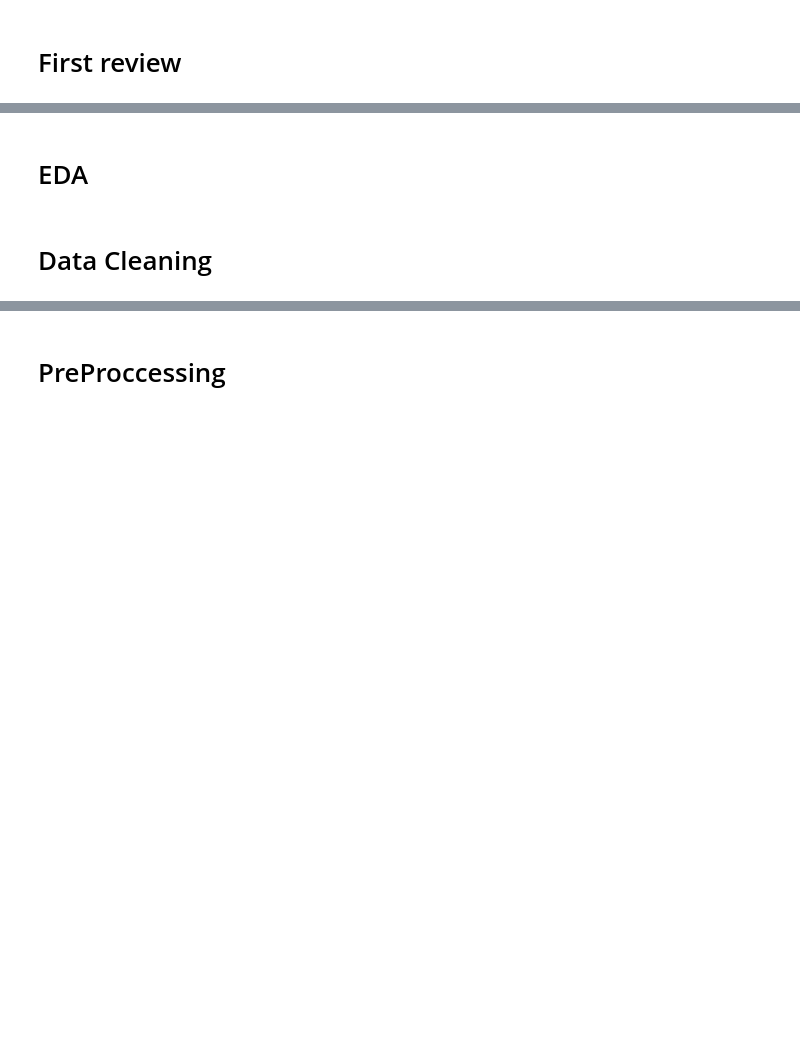
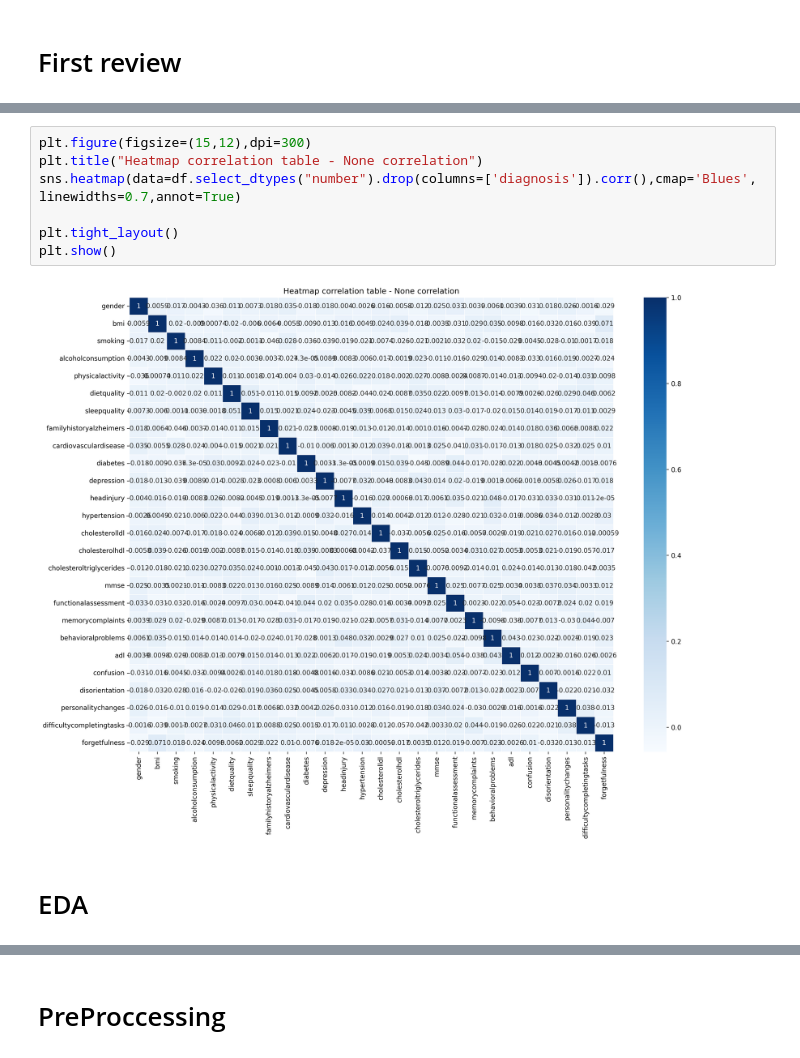
Before and after one commit to Itai1991Ortner/alzheimer_prediction, a Jupyter notebook: alzheimer_prediction.ipynb, the cells around one changed output, grey strips where cells are left out. Cells and saved outputs as stored; diff of their text form; blank space fills up the shorter version.

```diff
--- a/alzheimer_prediction.ipynb
+++ b/alzheimer_prediction.ipynb
@@ -41,4 +163,11 @@ H1: Diagnosis is zero ->> the patient is diagnosed with Alzheimer
+# %%
+plt.figure(figsize=(15,12),dpi=300)
+plt.title("Heatmap correlation table - None correlation")
+sns.heatmap(data=df.select_dtypes("number").drop(columns=['diagnosis']).corr(),cmap='Blues', linewidths=0.7,annot=True)
+
+plt.tight_layout()
+plt.show()
+# %% [output]
+[figure, added]
 # %% [markdown]
 # EDA
-# %% [markdown]
-# Data Cleaning
```
Also changed, not shown: parts of 22 cells of this notebook.
